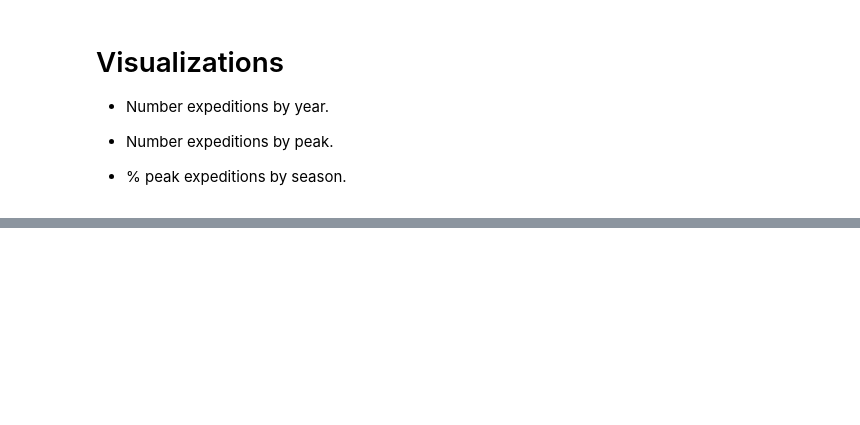
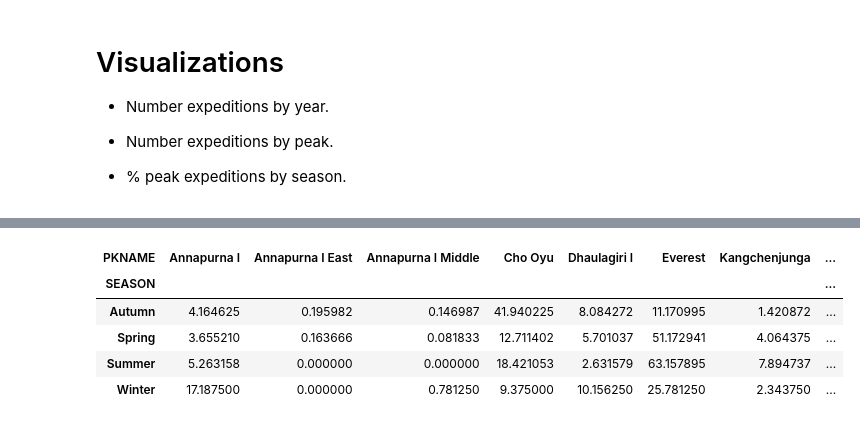
Before and after one commit to ddzumajo/himalayan_peaks, a Jupyter notebook: Himalayan Analysis and Visualization.ipynb, the cells around one changed output, grey strips where cells are left out. Cells and saved outputs as stored; diff of their text form; code cells hidden in the pictures; blank space fills up the shorter version.

```diff
--- a/Himalayan Analysis and Visualization.ipynb
+++ b/Himalayan Analysis and Visualization.ipynb
@@ -296,0 +333,13 @@ ax.legend(bbox_to_anchor=(1.02, 1.0));
+# %%
+# Add total by season
+exped_peak_season['total'] = n_exped_by_season_peak.groupby('SEASON').sum()
+# Calculate the % of expeditions by peak over total by season
+exped_peak_season = (100 * exped_peak_season.iloc[:,:-1].div(exped_peak_season.total, axis = 0))
+exped_peak_season
+# %% [output]
+| PKNAME | Annapurna I | Annapurna I East | Annapurna I Middle | Cho Oyu | Dhaulagiri I | Everest | Kangchenjunga | ... |
+| SEASON |  |  |  |  |  |  |  | ... |
+| Autumn | 4.164625 | 0.195982 | 0.146987 | 41.940225 | 8.084272 | 11.170995 | 1.420872 | ... |
+| Spring | 3.655210 | 0.163666 | 0.081833 | 12.711402 | 5.701037 | 51.172941 | 4.064375 | ... |
+| Summer | 5.263158 | 0.000000 | 0.000000 | 18.421053 | 2.631579 | 63.157895 | 7.894737 | ... |
+| Winter | 17.187500 | 0.000000 | 0.781250 | 9.375000 | 10.156250 | 25.781250 | 2.343750 | ... |
```
Also changed, not shown: parts of 14 cells of this notebook.
